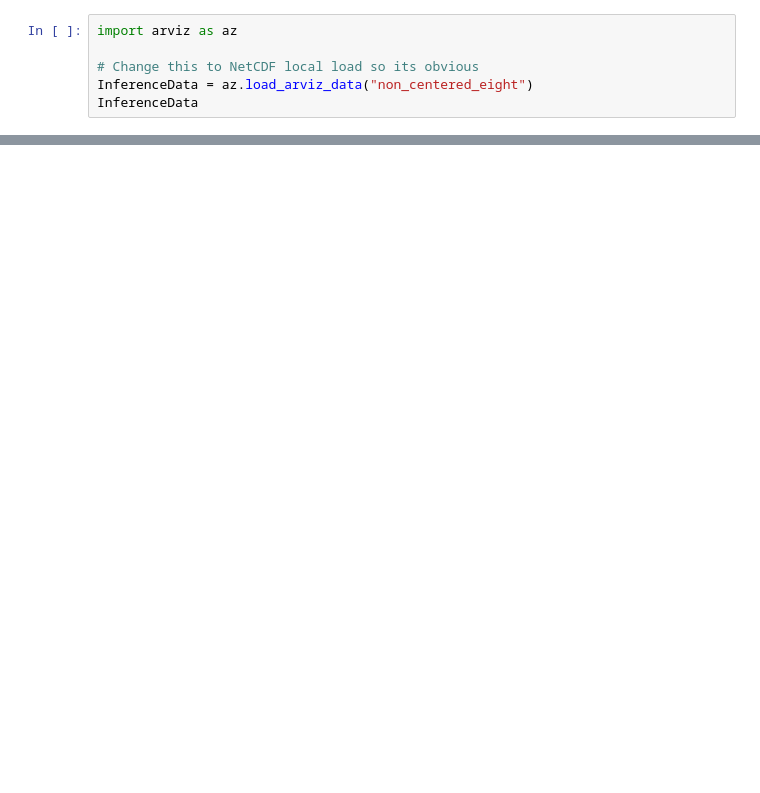
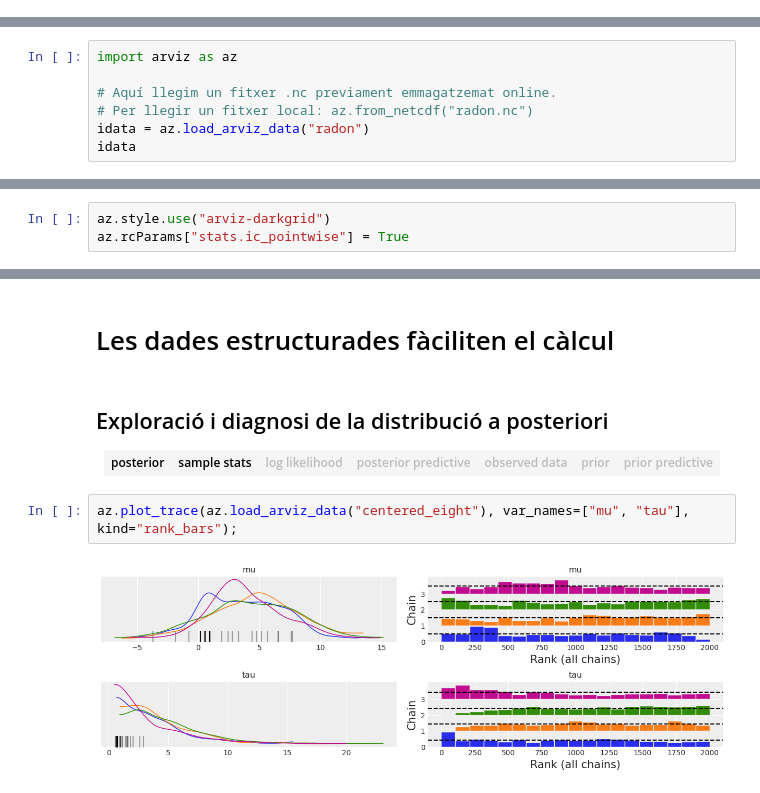
Before and after one commit to arviz-devs/arviz_misc, a Jupyter notebook: stancon_2020/InferenceData_Stancon2020_cat.ipynb, the cells around one changed output, grey strips where cells are left out. Drawn from its saved outputs; the diff is of its cells as text; blank space fills up the shorter version.

```diff
--- a/stancon_2020/InferenceData_Stancon2020_cat.ipynb
+++ b/stancon_2020/InferenceData_Stancon2020_cat.ipynb
@@ -52,6 +0,0 @@ Dataframes with integrated indexing proved valuable for analysis. Bayesian data
-# %%
-import arviz as az
-
-# Change this to NetCDF local load so its obvious
-InferenceData = az.load_arviz_data("non_centered_eight")
-InferenceData
@@ -96,0 +54,7 @@ Check out this loo plot that Oriol is going to add that is so easy cause the dat
+# %%
+import arviz as az
+
+# Aquí llegim un fitxer .nc previament emmagatzemat online.
+# Per llegir un fitxer local: az.from_netcdf("radon.nc")
+idata = az.load_arviz_data("radon")
+idata
@@ -96,0 +71,3 @@ Check out this loo plot that Oriol is going to add that is so easy cause the dat
+# %%
+az.style.use("arviz-darkgrid")
+az.rcParams["stats.ic_pointwise"] = True
@@ -96,0 +100,20 @@ Check out this loo plot that Oriol is going to add that is so easy cause the dat
+# %% [markdown]
+# Les dades estructurades fàciliten el càlcul
+# %% [markdown]
+## Exploració i diagnosi de la distribució a posteriori
+
+<table style="color:#bbb">
+  <tr>
+    <th><span style="color:#000">posterior</span></th>
+    <th><span style="color:#000">sample stats</span></th>
+    <th>log likelihood</th>
+    <th>posterior predictive</th>
+    <th>observed data</th>
+    <th>prior</th>
+    <th>prior predictive</th>
+  </tr>
+</table>
+# %%
+az.plot_trace(az.load_arviz_data("centered_eight"), var_names=["mu", "tau"], kind="rank_bars");
+# %% [output]
+[figure, added]
```
Also changed, not shown: parts of 42 cells of this notebook.
